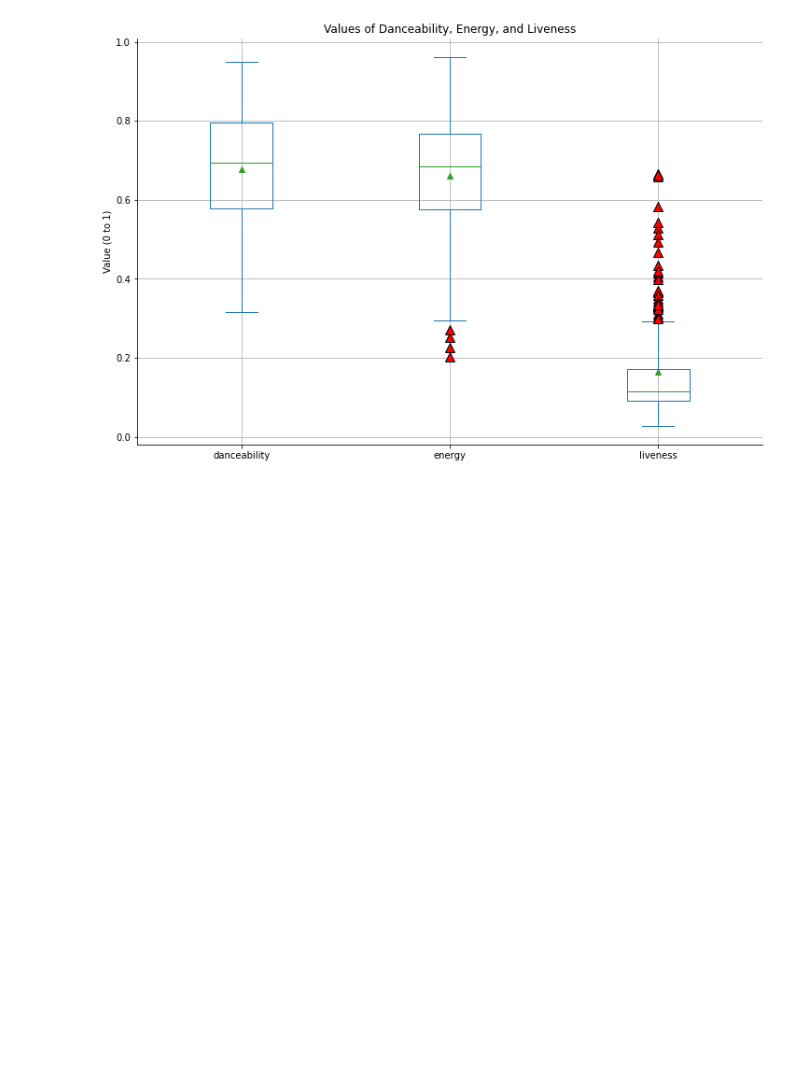
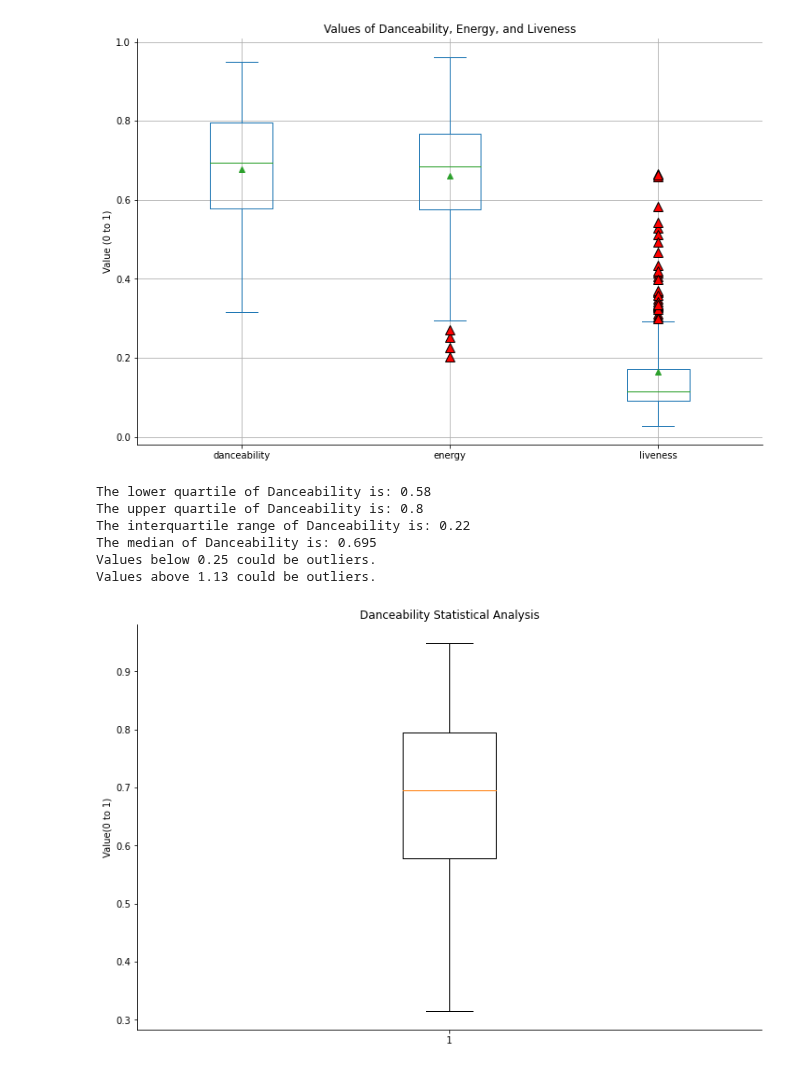
Before and after one commit to mbruns13/project_1_spotify, a Jupyter notebook: danceability_energy.ipynb, the cells around one changed output. Cells and saved outputs as stored; diff of their text form; code cells hidden in the pictures; blank space fills up the shorter version.

Commit message:
Final changes with boxplots for Danceability, Energy and Liveness

```diff
--- a/danceability_energy.ipynb
+++ b/danceability_energy.ipynb
@@ -577,5 +577,38 @@ plt.show()
 [figure]
 # %%
 #Create Danceability boxplot to output IQR values
+#calculate quartiles of dance
+dance_quartiles = new_songs_df.danceability.quantile([.25,.5,.75])
+dance_lowerq = dance_quartiles[0.25].round(2)
+dance_upperq = dance_quartiles[0.75].round(2)
+dance_iqr = (dance_upperq-dance_lowerq).round(2)
+dance_lower_bound = (dance_lowerq - (1.5*dance_iqr)).round(2)
+dance_upper_bound = (dance_upperq + (1.5*dance_iqr)).round(2)
+
+print(f"The lower quartile of Danceability is: {dance_lowerq}")
+print(f"The upper quartile of Danceability is: {dance_upperq}")
+print(f"The interquartile range of Danceability is: {dance_iqr}")
+print(f"The median of Danceability is: {dance_quartiles[0.5]} ")
+print(f"Values below {dance_lower_bound} could be outliers.")
+print(f"Values above {dance_upper_bound} could be outliers.")
+
+#create boxplot
+flierprops = dict(marker='o', markerfacecolor='red', markersize=10)
+fig1,ax1 = plt.subplots()
+ax1.set_title('Danceability Statistical Analysis')
+ax1.set_ylabel('Value(0 to 1)')
+ax1.boxplot(new_songs_df["danceability"], flierprops=flierprops)
+
+#save as png
+plt.savefig("images/dance_boxplot.png")
+plt.show()
+# %% [output]
+The lower quartile of Danceability is: 0.58
+The upper quartile of Danceability is: 0.8
+The interquartile range of Danceability is: 0.22
+The median of Danceability is: 0.695
+Values below 0.25 could be outliers.
+Values above 1.13 could be outliers.
+[figure, added]
 # %%
 #Create Energy boxplot to output IQR values
```
Also changed, not shown: parts of 2 cells of this notebook, 3 other files.
